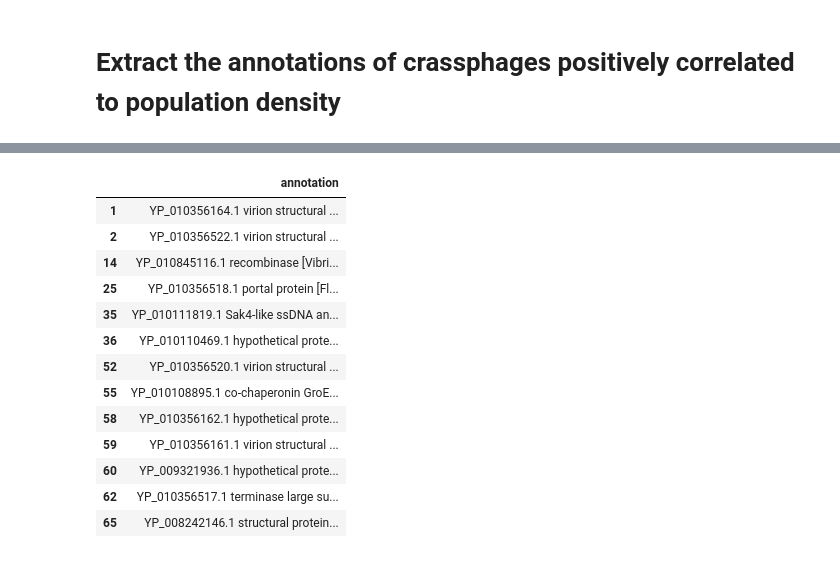
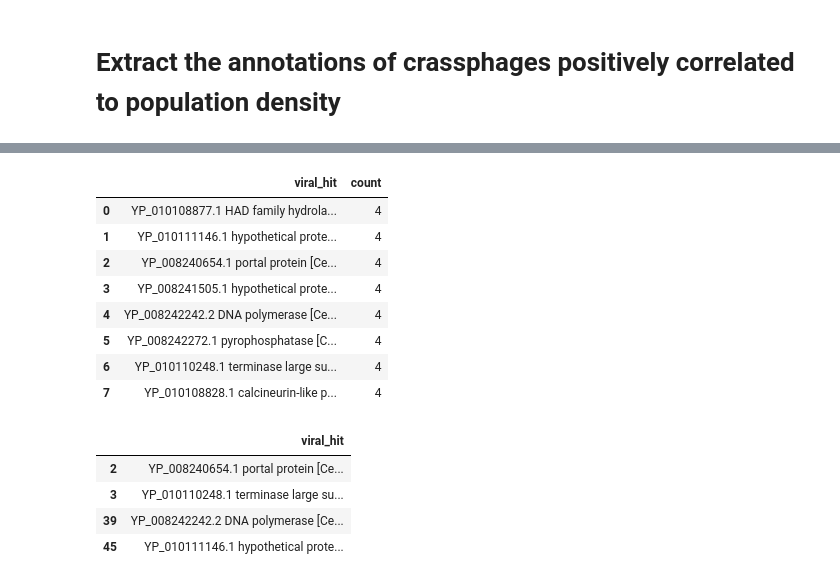
Before and after one commit to labgm/Crassphage_Analysis_Amazon_River_Martins_et_al, a Jupyter notebook: 04_annotation_processing/annot_process.ipynb, the cells around one changed output, grey strips where cells are left out. Saved outputs shown, nothing was run; the diff lists cells and outputs as text; code cells hidden in the pictures.

```diff
--- a/04_annotation_processing/annot_process.ipynb
+++ b/04_annotation_processing/annot_process.ipynb
@@ -241,26 +196,46 @@ final = final[['scaffold','viral_hit','kegg_hit','pfam_hits','vogdb_hits']]
-# %%
-df = pd.read_csv('crass_all_genes.tsv',sep='\t')
-shared = df.groupby('viral_hit')['sample'].apply(set).reset_index()
-shared = shared[shared['sample'].apply(len) == len(df['sample'].unique())]
-shared = shared[['viral_hit']]
-
-
-crass = pd.read_csv('crass_coor_annot_final.txt',sep='\t')
-shared_corr_crass = crass[crass['annotation'].isin(shared['viral_hit'])]
-shared_corr_crass.to_csv('shared_corr_crass.txt',sep='\t',index=False)
-shared_corr_crass
-# %% [output]
-|  | annotation |
-| 1 | YP_010356164.1 virion structural ... |
-| 2 | YP_010356522.1 virion structural ... |
-| 14 | YP_010845116.1 recombinase [Vibri... |
-| 25 | YP_010356518.1 portal protein [Fl... |
-| 35 | YP_010111819.1 Sak4-like ssDNA an... |
-| 36 | YP_010110469.1 hypothetical prote... |
-| 52 | YP_010356520.1 virion structural ... |
-| 55 | YP_010108895.1 co-chaperonin GroE... |
-| 58 | YP_010356162.1 hypothetical prote... |
-| 59 | YP_010356161.1 virion structural ... |
-| 60 | YP_009321936.1 hypothetical prote... |
-| 62 | YP_010356517.1 terminase large su... |
-| 65 | YP_008242146.1 structural protein... |
+# %%
+#Get the shared crass annotations among the four samples
+def process_dataframe(df):
+    df_grouped = df.groupby(['sample', 'viral_hit']).value_counts()
+    df_grouped = df_grouped.to_frame()
+    df_grouped.reset_index(inplace=True)
+    return df_grouped
+
+crass = df
+crass = process_dataframe(crass)
+counts = crass['viral_hit'].value_counts()
+counts = counts.to_frame()
+counts.reset_index(inplace=True)
+counts = counts[counts['count'] == 4]
+counts
+# %% [output]
+|  | viral_hit | count |
+| 0 | YP_010108877.1 HAD family hydrola... | 4 |
+| 1 | YP_010111146.1 hypothetical prote... | 4 |
+| 2 | YP_008240654.1 portal protein [Ce... | 4 |
+| 3 | YP_008241505.1 hypothetical prote... | 4 |
+| 4 | YP_008242242.2 DNA polymerase [Ce... | 4 |
+| 5 | YP_008242272.1 pyrophosphatase [C... | 4 |
+| 6 | YP_010110248.1 terminase large su... | 4 |
+| 7 | YP_010108828.1 calcineurin-like p... | 4 |
+# %%
+#Get the shared crass annotations among the poppulation posetively correlated crass-like phages
+crass_pos=pd.read_csv("crass_pos_corr.txt")
+final =final.reset_index()
+crass_pos_annot = final[final['scaffold'].isin(crass_pos['contig_id'])]
+crass_pos_annot = crass_pos_annot.drop('kegg_hit',axis=1)
+crass_pos_annot['viral_hit'] = crass_pos_annot['viral_hit'].fillna(crass_pos_annot['pfam_hits']).fillna(crass_pos_annot['vogdb_hits'])
+crass_pos_annot = crass_pos_annot.drop('pfam_hits',axis=1)
+crass_pos_annot = crass_pos_annot.drop('vogdb_hits',axis=1)
+crass_pos_annot = crass_pos_annot.drop('scaffold',axis=1)
+crass_pos_annot = pd.DataFrame({
+    'viral_hit':crass_pos_annot['viral_hit'].unique()
+})
+crass_pos_annot = crass_pos_annot[crass_pos_annot['viral_hit'].isin(counts['viral_hit'])]
+crass_pos_annot
+# %% [output]
+|  | viral_hit |
+| 2 | YP_008240654.1 portal protein [Ce... |
+| 3 | YP_010110248.1 terminase large su... |
+| 39 | YP_008242242.2 DNA polymerase [Ce... |
+| 45 | YP_010111146.1 hypothetical prote... |
```
Also changed, not shown: parts of 6 cells of this notebook, 9 other files.
